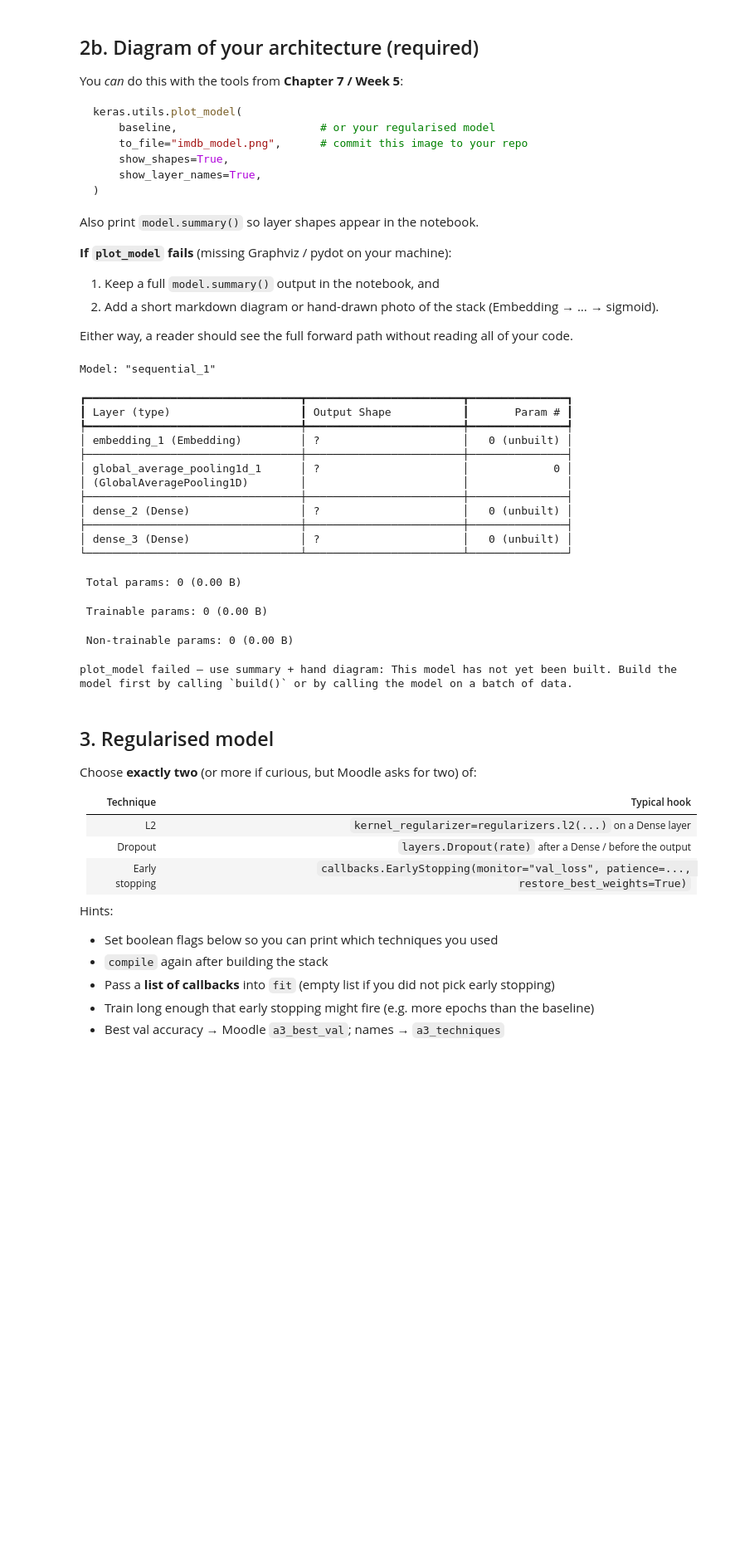
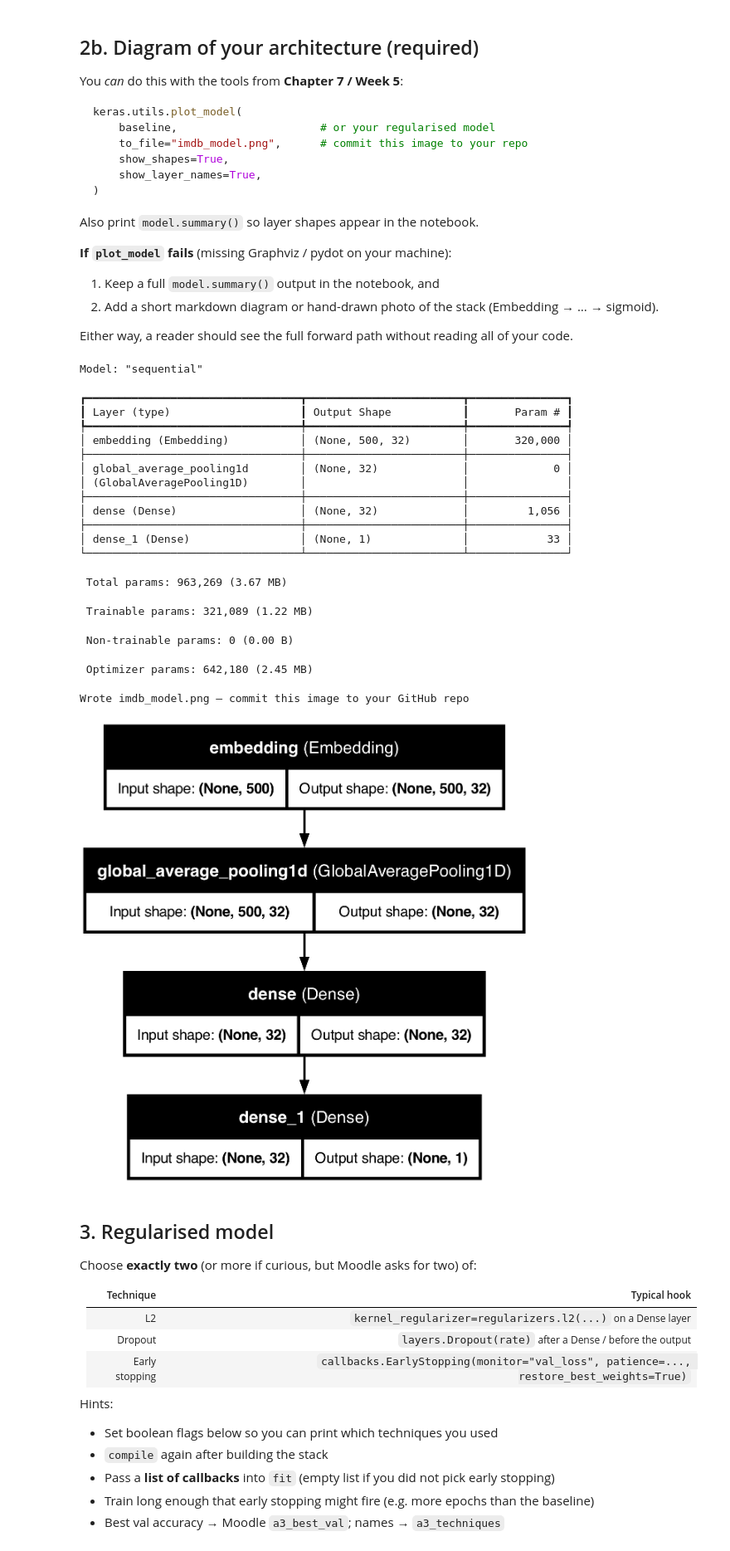
Before and after one commit to nsingh1811/DATAX504-nsingh1811, a Jupyter notebook: a3_regularisation.ipynb, the cells around one changed output. Shown at 83% size. Saved outputs shown, nothing was run; the diff lists cells and outputs as text; code cells hidden in the pictures; blank space fills up the shorter version.

```diff
--- a/a3_regularisation.ipynb
+++ b/a3_regularisation.ipynb
@@ -170,45 +171,50 @@ Also print `model.summary()` so layer shapes appear in the notebook.
 Either way, a reader should see the full forward path without reading all of your code.
 # %%
 # TODO: print architecture summary
-baseline = build_baseline()
+
+    # Build the model with the expected input shape
+baseline.build(input_shape=(None, max_len))
+
+# Print model architecture
 baseline.summary()
 
-# TODO: save a DAG figure when Graphviz/pydot are available
 DIAGRAM_FILE = "imdb_model.png"
-if plot_model is not None:
-    try:
-        plot_model(
-            baseline,  # swap for reg_model later if you prefer that diagram
-            to_file=DIAGRAM_FILE,
-            show_shapes=True,
-            show_layer_names=True,
-        )
-        print(f"Wrote {DIAGRAM_FILE} — commit it to your GitHub repo")
-        # Optional: display in notebook
-        from IPython.display import Image, display
-        display(Image(DIAGRAM_FILE))
-    except Exception as e:
-        print("plot_model failed — use summary + hand diagram:", e)
-else:
-    print("plot_model unavailable — use model.summary() and a markdown/hand diagram")
+
+try:
+    keras.utils.plot_model(
+        baseline,
+        to_file=DIAGRAM_FILE,
+        show_shapes=True,
+        show_layer_names=True
+    )
+
+    print(f"Wrote {DIAGRAM_FILE} — commit this image to your GitHub repo")
+
+    from IPython.display import Image, display
+    display(Image(filename=DIAGRAM_FILE))
+
+except Exception as e:
+    print("plot_model failed:", e)
 # %% [output]
-Model: "sequential_1"
+Model: "sequential"
 ┏━━━━━━━━━━━━━━━━━━━━━━━━━━━━━━━━━┳━━━━━━━━━━━━━━━━━━━━━━━━┳━━━━━━━━━━━━━━━┓
 ┃ Layer (type)                    ┃ Output Shape           ┃       Param # ┃
 ┡━━━━━━━━━━━━━━━━━━━━━━━━━━━━━━━━━╇━━━━━━━━━━━━━━━━━━━━━━━━╇━━━━━━━━━━━━━━━┩
-│ embedding_1 (Embedding)         │ ?                      │   0 (unbuilt) │
+│ embedding (Embedding)           │ (None, 500, 32)        │       320,000 │
 ├─────────────────────────────────┼────────────────────────┼───────────────┤
-│ global_average_pooling1d_1      │ ?                      │             0 │
+│ global_average_pooling1d        │ (None, 32)             │             0 │
 │ (GlobalAveragePooling1D)        │                        │               │
 ├─────────────────────────────────┼────────────────────────┼───────────────┤
-│ dense_2 (Dense)                 │ ?                      │   0 (unbuilt) │
+│ dense (Dense)                   │ (None, 32)             │         1,056 │
 ├─────────────────────────────────┼────────────────────────┼───────────────┤
-│ dense_3 (Dense)                 │ ?                      │   0 (unbuilt) │
+│ dense_1 (Dense)                 │ (None, 1)              │            33 │
 └─────────────────────────────────┴────────────────────────┴───────────────┘
- Total params: 0 (0.00 B)
+ Total params: 963,269 (3.67 MB)
- Trainable params: 0 (0.00 B)
+ Trainable params: 321,089 (1.22 MB)
  Non-trainable params: 0 (0.00 B)
-plot_model failed — use summary + hand diagram: This model has not yet been built. Build the model first by calling `build()` or by calling the model on a batch of data.
+ Optimizer params: 642,180 (2.45 MB)
+Wrote imdb_model.png — commit this image to your GitHub repo
+[figure, added]
 # %% [markdown]
 ## 3. Regularised model
 
```
Also changed, not shown: parts of 10 cells of this notebook, 3 other files.
